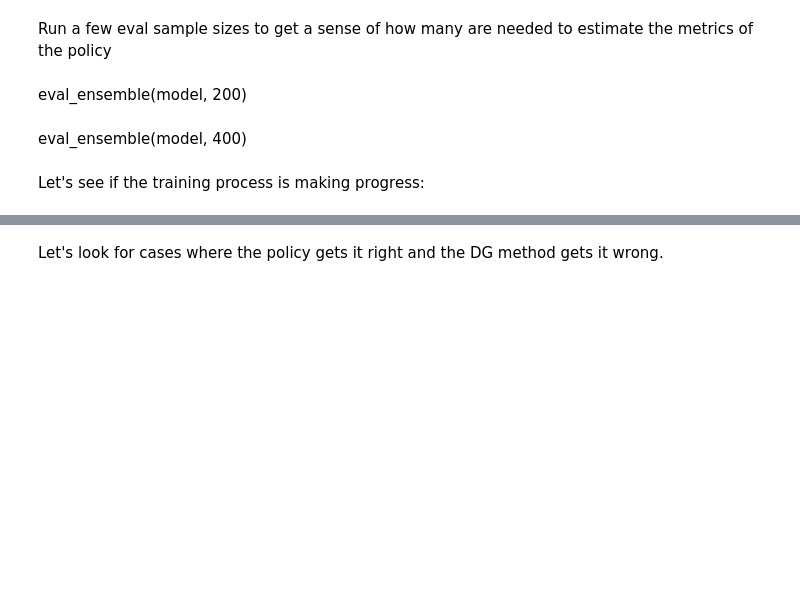
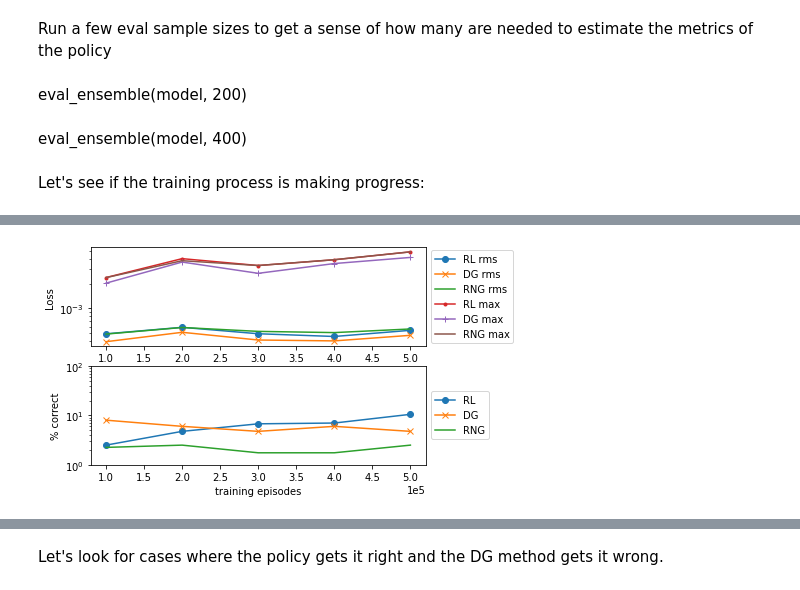
Before and after one commit to rw-anderson/binder-demo, a Jupyter notebook: minigame11.ipynb, the cells around one changed output, grey strips where cells are left out. Drawn from its saved outputs; the diff is of its cells as text; code cells hidden in the pictures; blank space fills up the shorter version.

```diff
--- a/minigame11.ipynb
+++ b/minigame11.ipynb
@@ -510,0 +601,21 @@ for n in range(nbatches):
+# %%
+phase_episodes = 5.e5
+nbatches = 5
+batch_size = phase_episodes/nbatches
+neval = 400
+
+del agent
+config['train_batch_size'] = int(batch_size)
+agent = ppo.PPOTrainer(config, env=AMRGame)
+policy = agent.get_policy()
+model = policy.model
+
+rms = []
+maxerr = []
+cor = []
+dg_rms = []
+dg_maxerr = []
+dg_cor = []
+rand_rms = []
+rand_maxerr = []
+rand_cor = []
@@ -551,0 +706,4 @@ rms
+# %%
+plotprogress()
+# %% [output]
+[figure, added]
```
Also changed, not shown: parts of 44 cells of this notebook.
